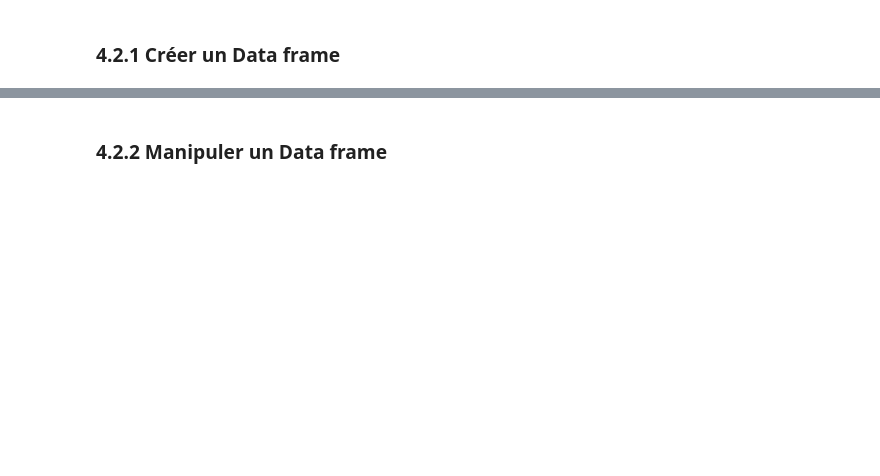
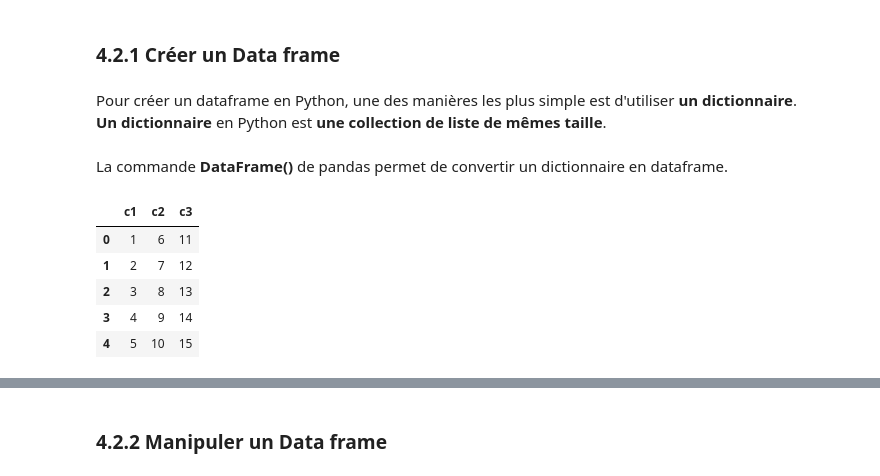
Before and after one commit to Flamanjaune/Tutoriel-Python, a Jupyter notebook: tutoriel_python_4.ipynb, the cells around one changed output, grey strips where cells are left out. Saved outputs shown, nothing was run; the diff lists cells and outputs as text; code cells hidden in the pictures; blank space fills up the shorter version.

```diff
--- a/tutoriel_python_4.ipynb
+++ b/tutoriel_python_4.ipynb
@@ -43,2 +47,20 @@ malist
 # %% [markdown]
 ### 4.2.1 Créer un Data frame
+# %% [markdown]
+Pour créer un dataframe en Python, une des manières les plus simple est d'utiliser **un dictionnaire**.
+<br>
+**Un dictionnaire** en Python est **une collection de liste de mêmes taille**.
+# %%
+d = {'c1': [1, 2, 3, 4, 5], 'c2': [6, 7, 8, 9, 10], 'c3': [11, 12, 13, 14, 15]}
+# %% [markdown]
+La commande **DataFrame()** de pandas permet de convertir un dictionnaire en dataframe.
+# %%
+df = pd.DataFrame(d)
+df
+# %% [output]
+|  | c1 | c2 | c3 |
+| 0 | 1 | 6 | 11 |
+| 1 | 2 | 7 | 12 |
+| 2 | 3 | 8 | 13 |
+| 3 | 4 | 9 | 14 |
+| 4 | 5 | 10 | 15 |
```
Also changed, not shown: parts of 20 cells of this notebook, 1 other file.
